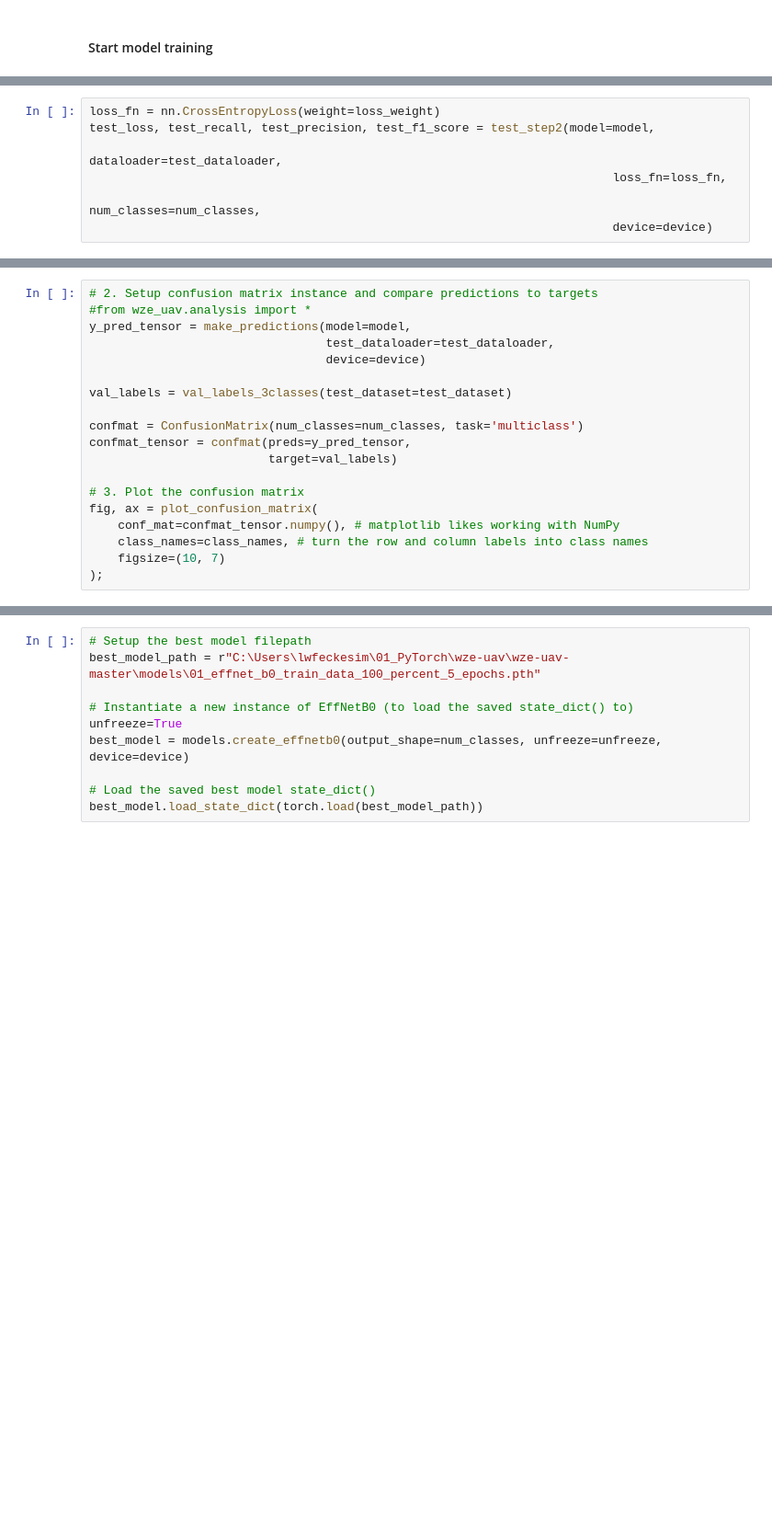
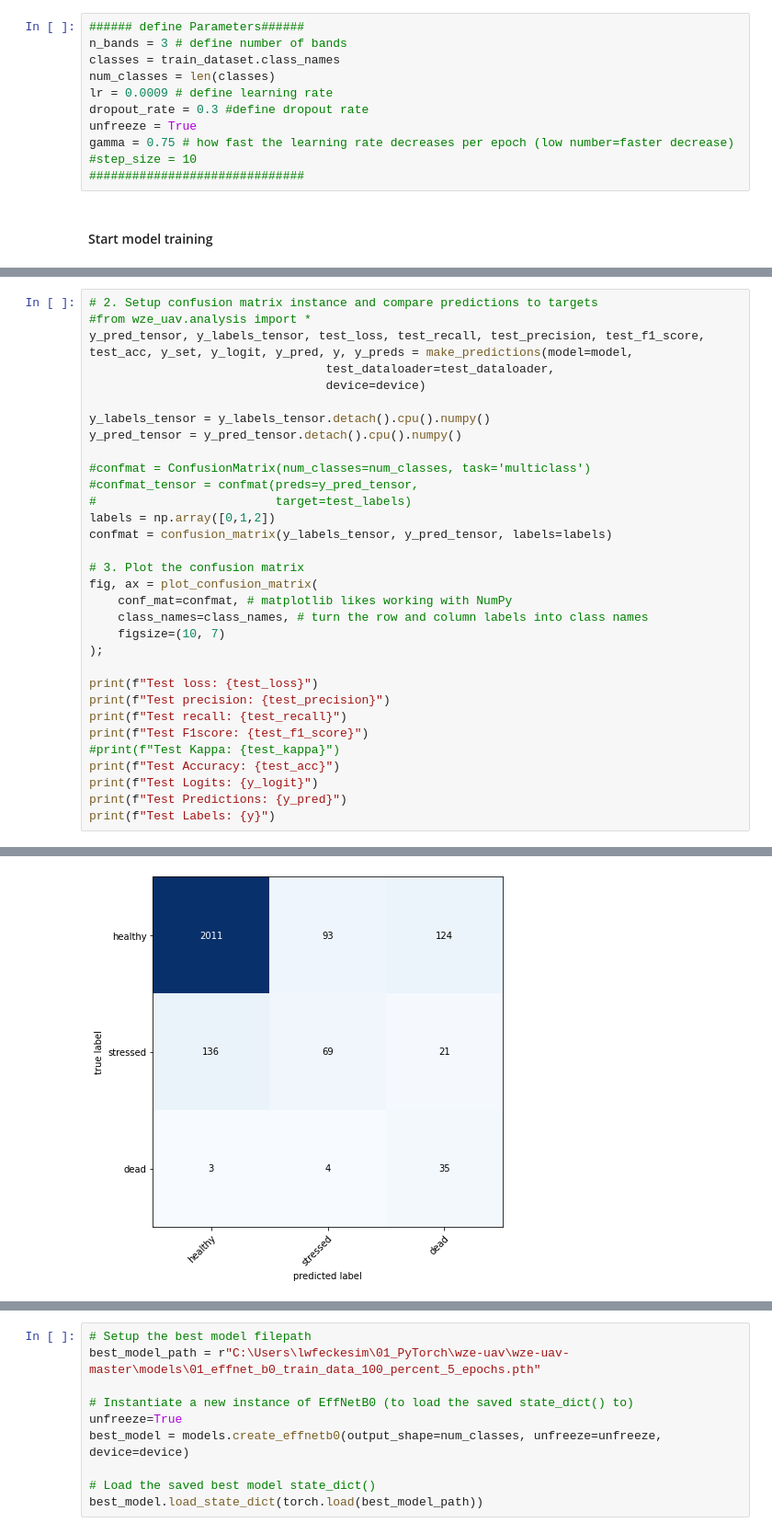
Before and after one commit to simon-ecke/wze-uav_dl, a Jupyter notebook: wze-uav_cnn_developer.ipynb, the cells around one changed output, grey strips where cells are left out. Shown: that part at 92% size. Saved outputs shown, nothing was run; the diff lists cells and outputs as text; blank space fills up the shorter version.

```diff
--- a/wze-uav_cnn_developer.ipynb
+++ b/wze-uav_cnn_developer.ipynb
@@ -434,3 +475,14 @@ unfreeze = True
+# %%
+###### define Parameters######
+n_bands = 3 # define number of bands
+classes = train_dataset.class_names
+num_classes = len(classes)
+lr = 0.0009 # define learning rate
+dropout_rate = 0.3 #define dropout rate
+unfreeze = True
+gamma = 0.75 # how fast the learning rate decreases per epoch (low number=faster decrease)
+#step_size = 10
+##############################
 # %% [markdown]
 #### Start model training
 # %%
@@ -581,7 +604,0 @@ def test_step2(model: torch.nn.Module,
-# %%
-loss_fn = nn.CrossEntropyLoss(weight=loss_weight)
-test_loss, test_recall, test_precision, test_f1_score = test_step2(model=model,
-                                                                         dataloader=test_dataloader,
-                                                                         loss_fn=loss_fn,
-                                                                         num_classes=num_classes,
-                                                                         device=device)
@@ -632,19 +660,33 @@ def val_labels_3classes(test_dataset: torch.utils.data.dataset.Dataset):
 # %%
 # 2. Setup confusion matrix instance and compare predictions to targets
 #from wze_uav.analysis import *
-y_pred_tensor = make_predictions(model=model,
+y_pred_tensor, y_labels_tensor, test_loss, test_recall, test_precision, test_f1_score, test_acc, y_set, y_logit, y_pred, y, y_preds = make_predictions(model=model,
                                  test_dataloader=test_dataloader,
                                  device=device)
 
-val_labels = val_labels_3classes(test_dataset=test_dataset)
+y_labels_tensor = y_labels_tensor.detach().cpu().numpy()
+y_pred_tensor = y_pred_tensor.detach().cpu().numpy()
 
-confmat = ConfusionMatrix(num_classes=num_classes, task='multiclass')
-confmat_tensor = confmat(preds=y_pred_tensor,
-                         target=val_labels)
+#confmat = ConfusionMatrix(num_classes=num_classes, task='multiclass')
+#confmat_tensor = confmat(preds=y_pred_tensor,
+#                         target=test_labels)
+labels = np.array([0,1,2])
+confmat = confusion_matrix(y_labels_tensor, y_pred_tensor, labels=labels)
 
 # 3. Plot the confusion matrix
 fig, ax = plot_confusion_matrix(
-    conf_mat=confmat_tensor.numpy(), # matplotlib likes working with NumPy
+    conf_mat=confmat, # matplotlib likes working with NumPy
     class_names=class_names, # turn the row and column labels into class names
     figsize=(10, 7)
 );
+
+print(f"Test loss: {test_loss}")
+print(f"Test precision: {test_precision}")
+print(f"Test recall: {test_recall}")
+print(f"Test F1score: {test_f1_score}")
+#print(f"Test Kappa: {test_kappa}")
+print(f"Test Accuracy: {test_acc}")
+print(f"Test Logits: {y_logit}")
+print(f"Test Predictions: {y_pred}")
+print(f"Test Labels: {y}")
+# %% [output]
@@ -650,0 +710 @@ fig, ax = plot_confusion_matrix(
+[figure, added]
```
Also changed, not shown: parts of 32 cells of this notebook, 6 other files.
